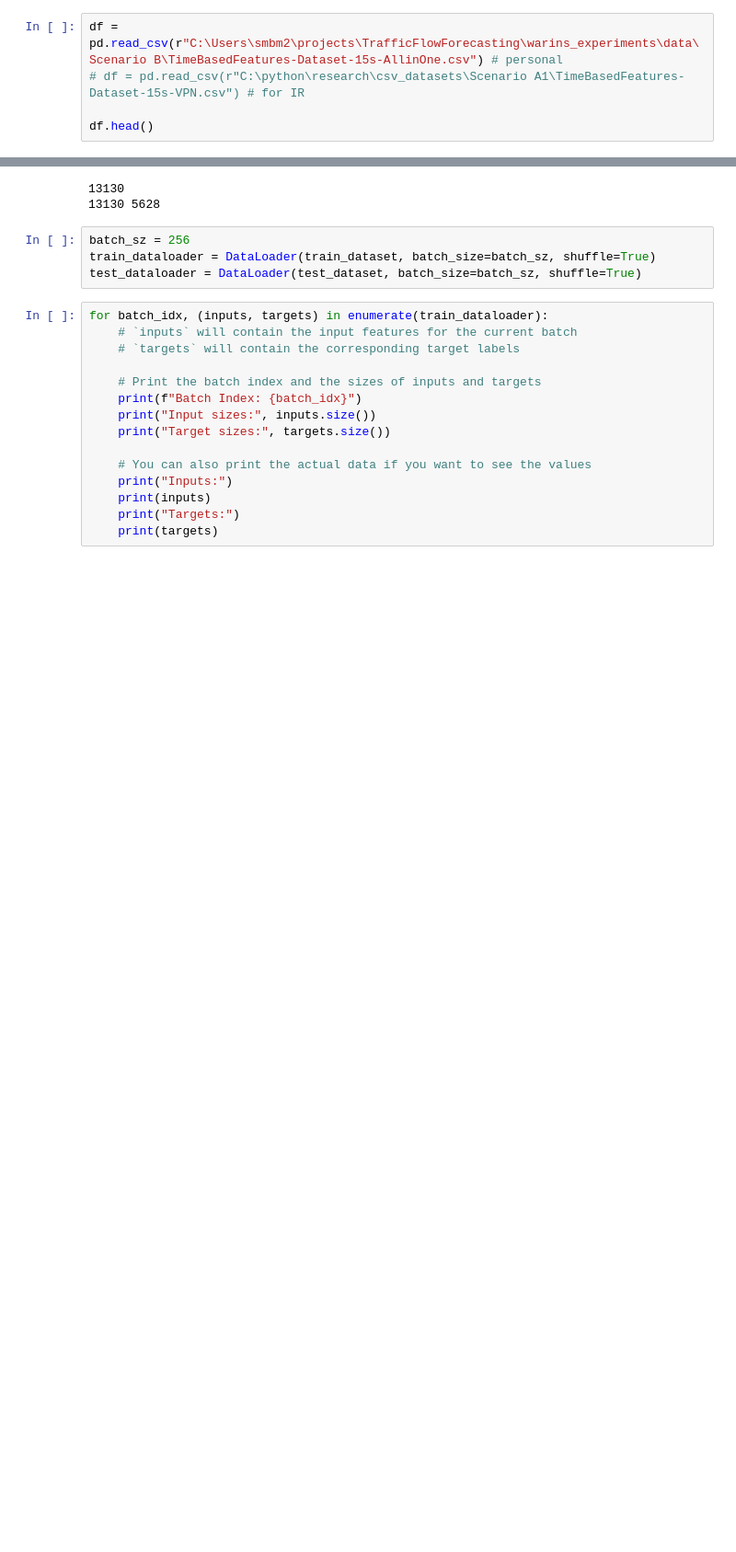
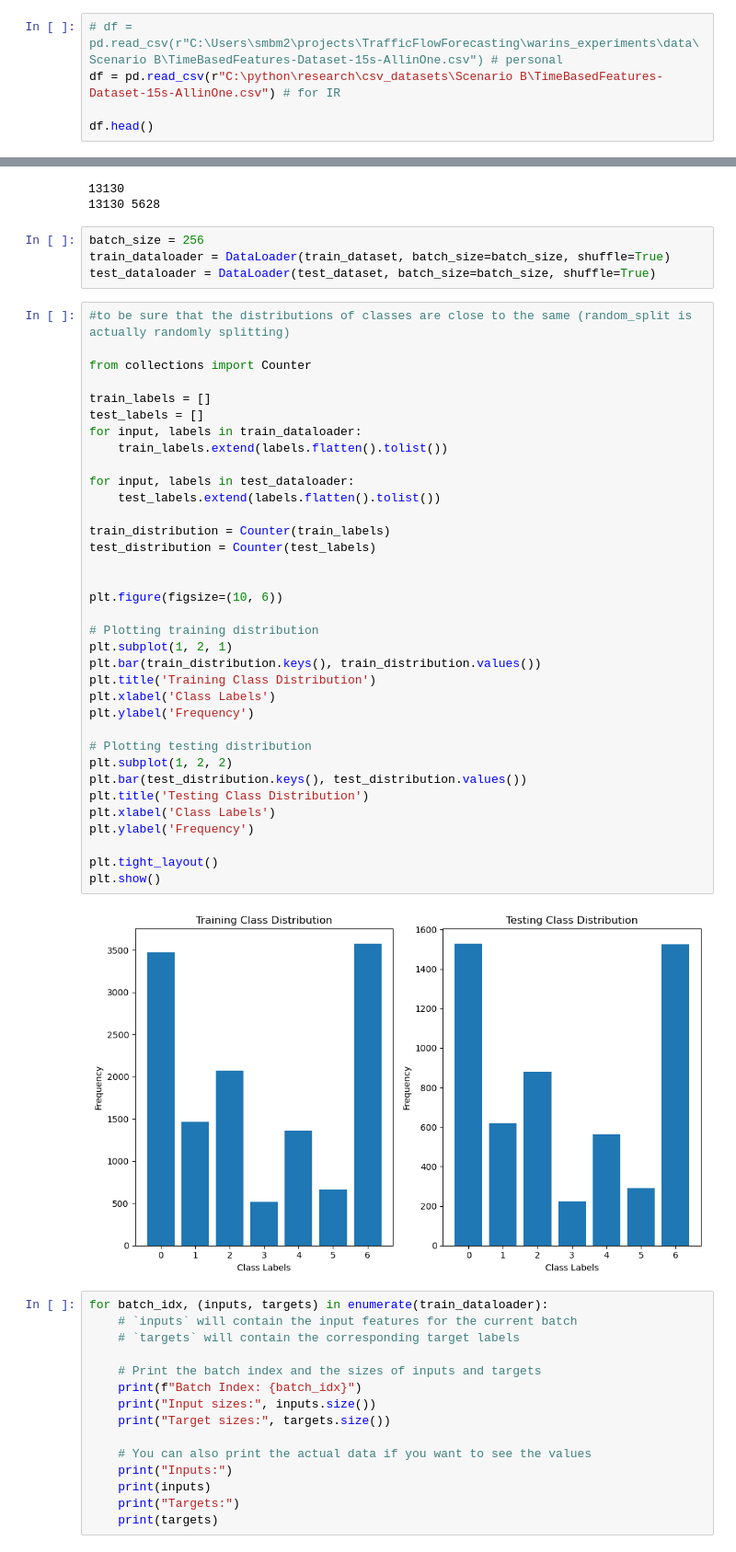
Before and after one commit to Colorado-Mesa-University-Cybersecurity/TrafficFlowForecasting, a Jupyter notebook: warins_experiments/scratch/basic.ipynb, the cells around one changed output, grey strips where cells are left out. Shown at 92% size. Saved outputs shown, nothing was run; the diff lists cells and outputs as text; blank space fills up the shorter version.

Commit message:
running experiments to tune to vpn data

```diff
--- a/warins_experiments/scratch/basic.ipynb
+++ b/warins_experiments/scratch/basic.ipynb
@@ -12,8 +12,8 @@ from sklearn.model_selection import RandomizedSearchCV
 # %% [markdown]
 Using Scenario A1, 15s dataset for classifcation on class1 variable
 # %%
-df = pd.read_csv(r"C:\Users\smbm2\projects\TrafficFlowForecasting\warins_experiments\data\Scenario B\TimeBasedFeatures-Dataset-15s-AllinOne.csv") # personal
-# df = pd.read_csv(r"C:\python\research\csv_datasets\Scenario A1\TimeBasedFeatures-Dataset-15s-VPN.csv") # for IR
+# df = pd.read_csv(r"C:\Users\smbm2\projects\TrafficFlowForecasting\warins_experiments\data\Scenario B\TimeBasedFeatures-Dataset-15s-AllinOne.csv") # personal
+df = pd.read_csv(r"C:\python\research\csv_datasets\Scenario B\TimeBasedFeatures-Dataset-15s-AllinOne.csv") # for IR
 
 df.head()
 # %% [output]
@@ -130,9 +130,46 @@ print(len(train_dataset), len(test_dataset))
 13130
 13130 5628
 # %%
-batch_sz = 256
-train_dataloader = DataLoader(train_dataset, batch_size=batch_sz, shuffle=True)
-test_dataloader = DataLoader(test_dataset, batch_size=batch_sz, shuffle=True)
+batch_size = 256
+train_dataloader = DataLoader(train_dataset, batch_size=batch_size, shuffle=True)
+test_dataloader = DataLoader(test_dataset, batch_size=batch_size, shuffle=True)
+# %%
+#to be sure that the distributions of classes are close to the same (random_split is actually randomly splitting)
+
+from collections import Counter
+
+train_labels = []
+test_labels = []
+for input, labels in train_dataloader:
+    train_labels.extend(labels.flatten().tolist())
+
+for input, labels in test_dataloader:
+    test_labels.extend(labels.flatten().tolist())
+
+train_distribution = Counter(train_labels)
+test_distribution = Counter(test_labels)
+
+
+plt.figure(figsize=(10, 6))
+
+# Plotting training distribution
+plt.subplot(1, 2, 1)
+plt.bar(train_distribution.keys(), train_distribution.values())
+plt.title('Training Class Distribution')
+plt.xlabel('Class Labels')
+plt.ylabel('Frequency')
+
+# Plotting testing distribution
+plt.subplot(1, 2, 2)
+plt.bar(test_distribution.keys(), test_distribution.values())
+plt.title('Testing Class Distribution')
+plt.xlabel('Class Labels')
+plt.ylabel('Frequency')
+
+plt.tight_layout()
+plt.show()
+# %% [output]
+[figure, added]
 # %%
 for batch_idx, (inputs, targets) in enumerate(train_dataloader):
     # `inputs` will contain the input features for the current batch
```
Also changed, not shown: parts of 26 cells of this notebook.
